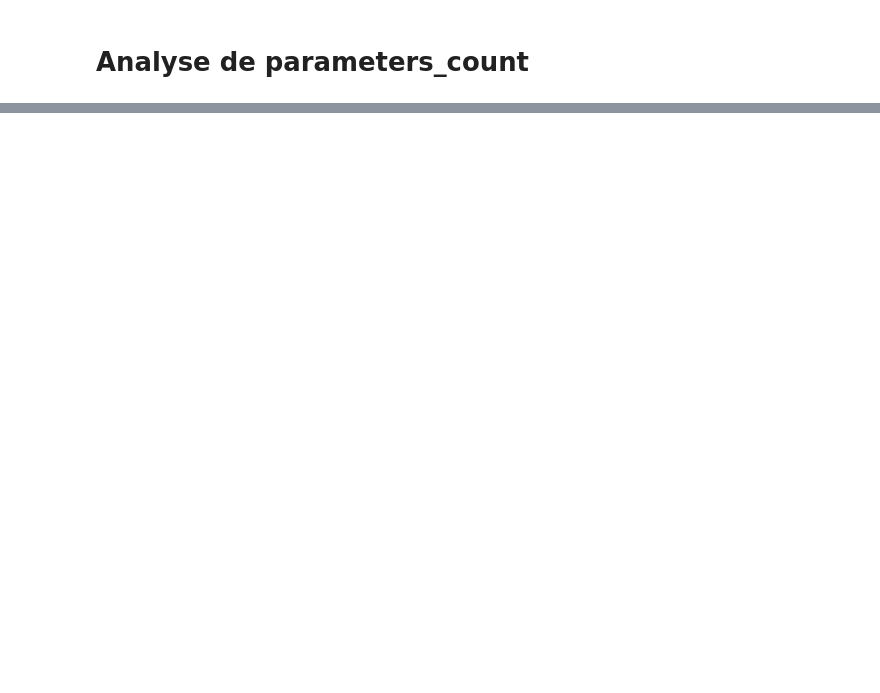
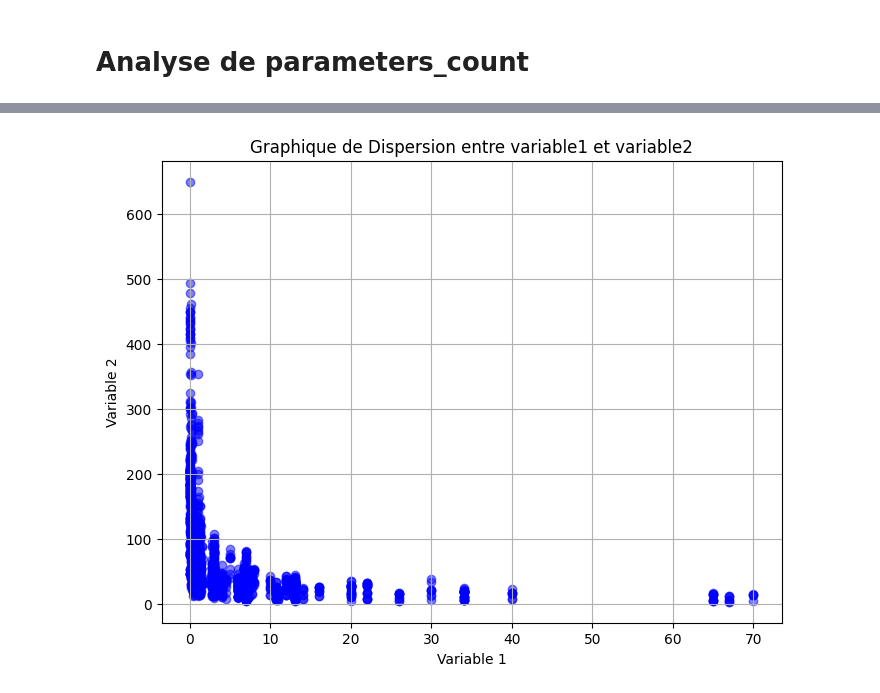
Before and after one commit to dataforgoodfr/12_genai_impact_methodo, a Jupyter notebook: lab/analyse_llm_perf_ajout-nombre-parametres.ipynb, the cells around one changed output, grey strips where cells are left out. Saved outputs shown, nothing was run; the diff lists cells and outputs as text; code cells hidden in the pictures; blank space fills up the shorter version.

```diff
--- a/lab/analyse_llm_perf_ajout-nombre-parametres.ipynb
+++ b/lab/analyse_llm_perf_ajout-nombre-parametres.ipynb
@@ -203,0 +133,13 @@ Les éléments suivants diffèrent entre la colonne 'model' et la colonne 'nom d
+# %%
+from sklearn.preprocessing import LabelEncoder
+
+df_encoded = df.copy()
+
+le = LabelEncoder()
+for col in df_encoded.select_dtypes(include=['object']):
+    df_encoded[col] = le.fit_transform(df_encoded[col])
+    print(f"Encodage pour la colonne {col}:")
+    for label, encoded_value in zip(le.classes_, le.transform(le.classes_)):
+        print(f"{label} : {encoded_value}")
+
+df_encoded['cuda-fp16'] = df_encoded['cuda-fp16'].astype(int)
@@ -203,0 +446,17 @@ Les éléments suivants diffèrent entre la colonne 'model' et la colonne 'nom d
+# %%
+import pandas as pd
+import matplotlib.pyplot as plt
+
+
+variable1 = df_encoded['parameters_count']
+variable2 = df_encoded['throughput']
+
+plt.figure(figsize=(8, 6))
+plt.scatter(variable1, variable2, color='blue', alpha=0.5)
+plt.title('Graphique de Dispersion entre variable1 et variable2')
+plt.xlabel('Variable 1')
+plt.ylabel('Variable 2')
+plt.grid(True)
+plt.show()
+# %% [output]
+[figure, added]
```
Also changed, not shown: parts of 39 cells of this notebook.
